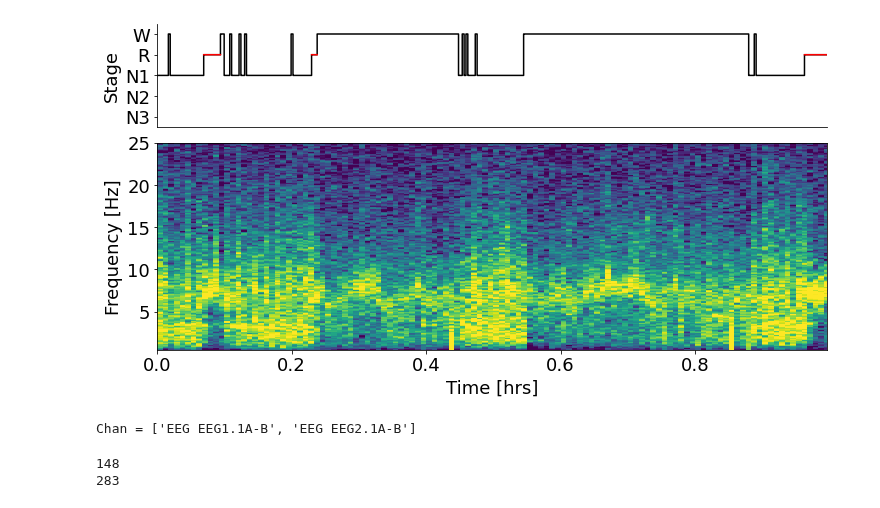
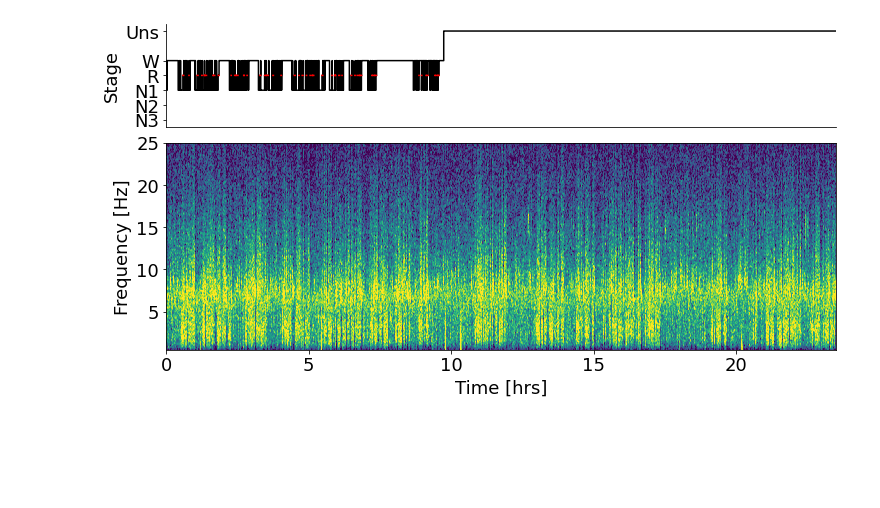
Before and after one commit to IVeuromancer/SleepScoring, a Jupyter notebook: sleep_scoring.ipynb, the cells around one changed output. Saved outputs shown, nothing was run; the diff lists cells and outputs as text; code cells hidden in the pictures; blank space fills up the shorter version.

Commit message:
On branch main Your branch is up to date with 'origin/main'.
Changes to be committed:
	modified:   sleep_scoring.ipynb

```diff
--- a/sleep_scoring.ipynb
+++ b/sleep_scoring.ipynb
@@ -37,0 +15,5 @@ Reading 0 ... 3686399  =      0.000 ...  3599.999 secs...
+# %%
+# Load data
+import mne
+raw = mne.io.read_raw_edf('../EEG_recordings/346/Default_2022-09-21_10_00_27_export_346.edf', preload=True)
+raw
@@ -76,0 +53,3 @@ for x in range(scores_array.shape[0]):
+# %%
+#load sleep scores
+scores = pd.read_csv('d:/makinson_lab/sleep/EEG_recordings/346/Default_2022-09-21_10_00_27_export_346_scores.tsv', sep='\t')
@@ -77,8 +72,22 @@ for x in range(scores_array.shape[0]):
+# %%
+# in sirenia sleep, 255 unscored, 1 wake, 2 NREM, 3 REM, 4 "parameters"
+# in Yasa -2 = Unscored, -1 = Artefact / Movement, 0 = Wake, 1 = N1 sleep, 2 = N2 sleep, 3 = N3 sleep, 4 = REM sleep
+scores_array = scores['scores']
+scores_converted = []
+for x in range(scores_array.shape[0]):
+    if scores_array[x]==1: # wake
+        scores_converted.append(0)
+    elif scores_array[x]==2: # NREM
+        scores_converted.append(1)
+    elif scores_array[x]==3: # REM
+        scores_converted.append(4)
+    elif scores_array[x]==255: # unscored
+        scores_converted.append(-2)
 # %%
 # sls = yasa.SleepStaging(raw, eeg_name='EEG EEG1A-B', emg_name='EMG EEG3A-B')
 # hypno_pred = sls.predict()  # Predict the sleep stages
 # hypno_pred = yasa.hypno_str_to_int(hypno_pred)  # Convert "W" to 0, "N1" to 1, etc
-hypno_up = yasa.hypno_upsample_to_data(scores_converted, sf_hypno=1/10, data=raw, sf_data = 100)
+hypno_up = yasa.hypno_upsample_to_data(scores_converted, sf_hypno=1/8, data=raw, sf_data = 128)
 # yasa.plot_hypnogram(hypno_pred);  # Plot
 yasa.plot_spectrogram(raw._data[0], sf, hypno_up, cmap = 'viridis');
 # plt.rcParams['svg.fonttype'] = 'none'
@@ -87,8 +97 @@ yasa.plot_spectrogram(raw._data[0], sf, hypno_up, cmap = 'viridis');
-[figure, old version]
+[figure, new version]
-# %%
-#spindle detection
-# pull out EEG1 and 2
-raw.pick_types(eeg=True).drop_channels(['EMG EEG3.1A-B'])
-print('Chan =', raw.ch_names)
-# %% [output]
-Chan = ['EEG EEG1.1A-B', 'EEG EEG2.1A-B']
@@ -102,13 +97,0 @@ sp = yasa.spindles_detect(raw._data*1000000,sf=100, hypno=hypno_up, freq_sp=[9,
-# %%
-#spindle summary
-df1 = sp.summary() #(grp_chan=True, aggfunc='mean')
-# df1.to_csv('EEG_recordings/346/mouse_346_spindles_day1.csv')
-mouse_208_day1_EEG1 = df1[df1.IdxChannel==0]
-mouse_208_d1_CH1 = mouse_208_day1_EEG1.shape[0]
-print(mouse_208_d1_CH1)
-mouse_208_day1_EEG2 = df1[df1.IdxChannel==1]
-mouse_208_d1_CH2 = mouse_208_day1_EEG2.shape[0]
-print(mouse_208_d1_CH2)
-# %% [output]
-148
-283
```
Also changed, not shown: parts of 31 cells of this notebook.
